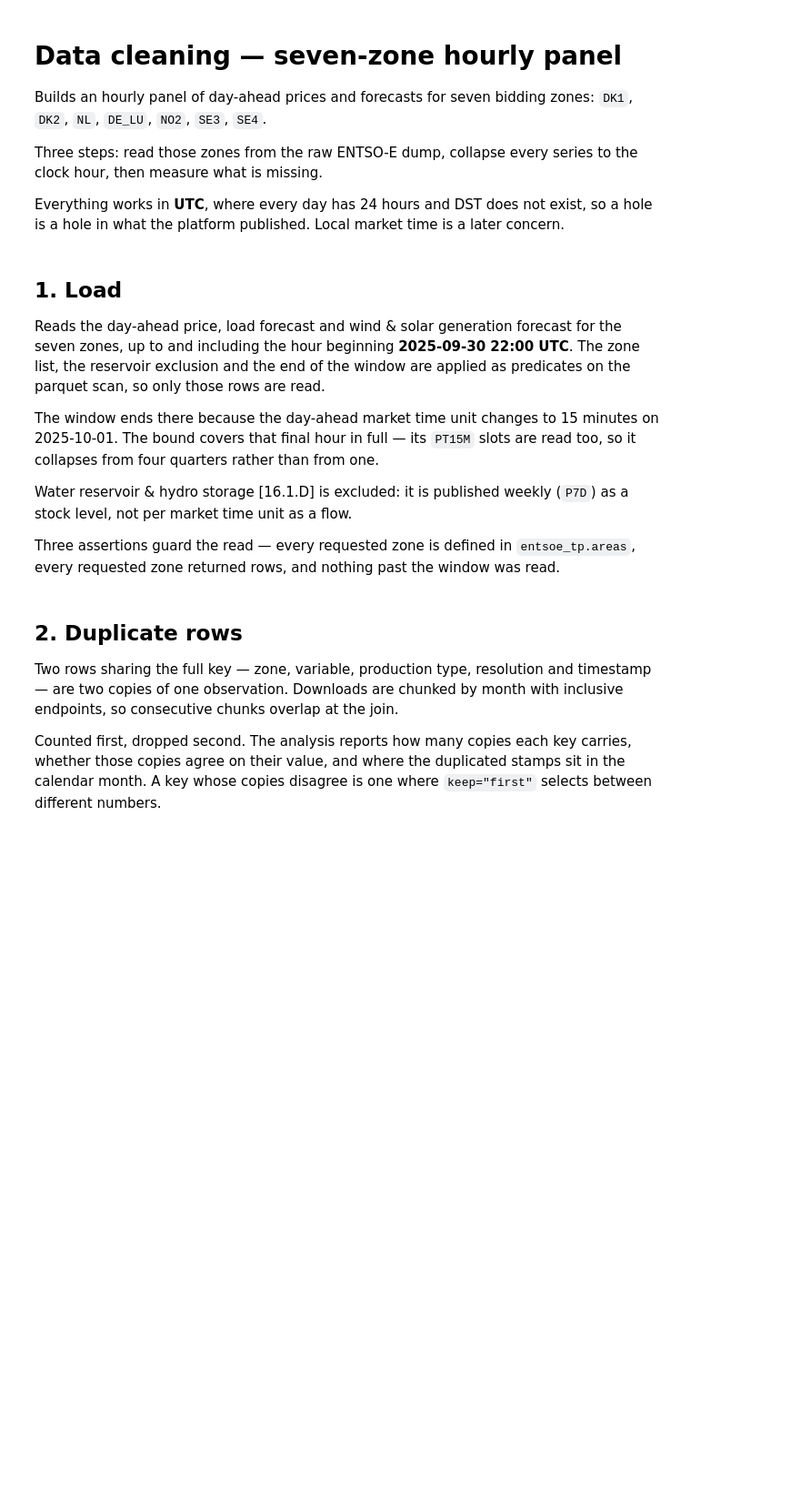
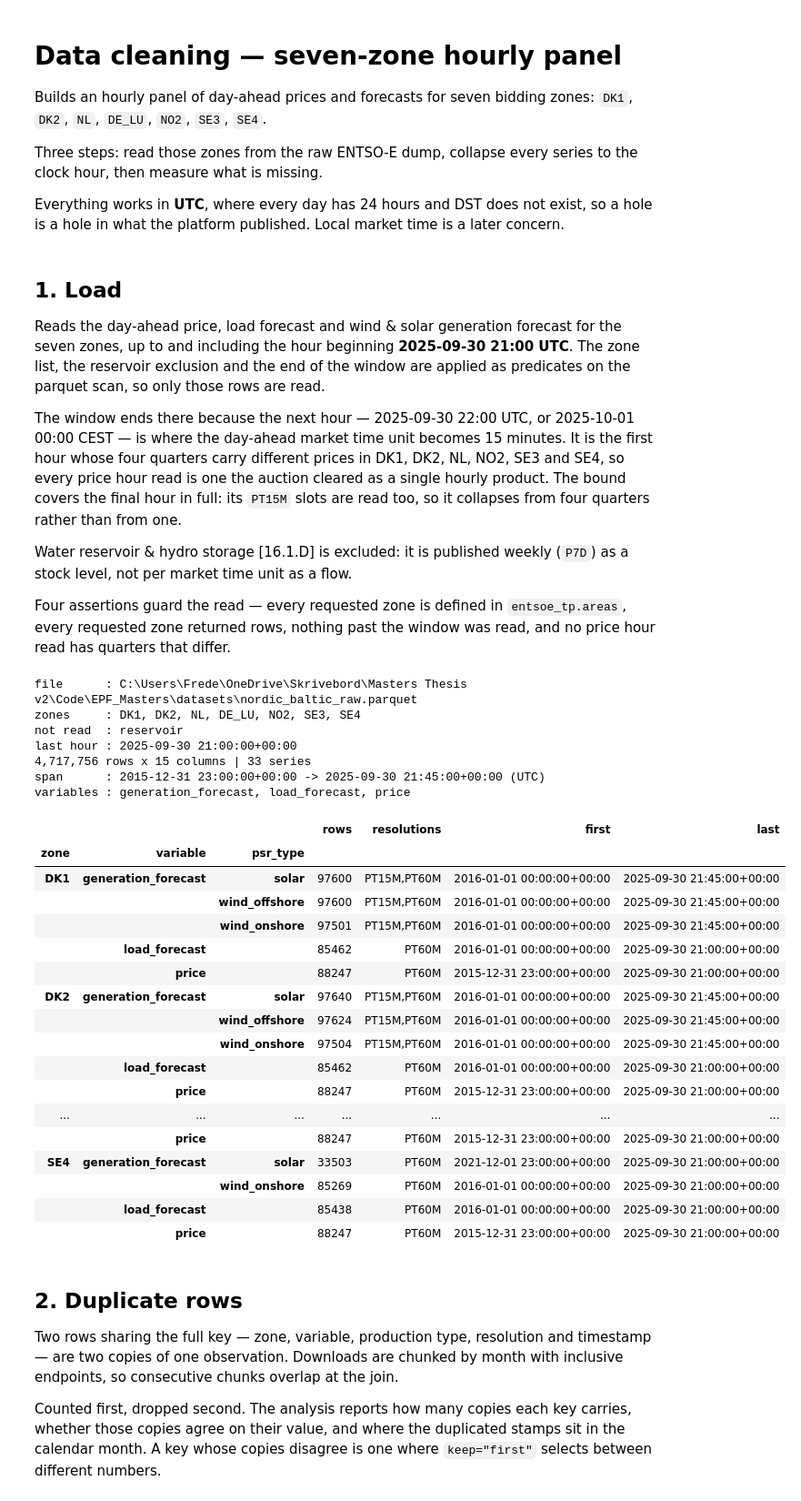
Before and after one commit to Freddy5445/EPF_Masters, a Jupyter notebook: data_cleaning_v2.ipynb, the cells around one changed output. Shown at 91% size. Saved outputs shown, nothing was run; the diff lists cells and outputs as text; code cells hidden in the pictures; blank space fills up the shorter version.

```diff
--- a/data_cleaning_v2.ipynb
+++ b/data_cleaning_v2.ipynb
@@ -14,20 +14,23 @@ concern.
 ## 1. Load
 
 Reads the day-ahead price, load forecast and wind & solar generation forecast for
-the seven zones, up to and including the hour beginning **2025-09-30 22:00 UTC**.
+the seven zones, up to and including the hour beginning **2025-09-30 21:00 UTC**.
 The zone list, the reservoir exclusion and the end of the window are applied as
 predicates on the parquet scan, so only those rows are read.
 
-The window ends there because the day-ahead market time unit changes to 15 minutes
-on 2025-10-01. The bound covers that final hour in full — its `PT15M` slots are
-read too, so it collapses from four quarters rather than from one.
+The window ends there because the next hour — 2025-09-30 22:00 UTC, or
+2025-10-01 00:00 CEST — is where the day-ahead market time unit becomes 15 minutes.
+It is the first hour whose four quarters carry different prices in DK1, DK2, NL,
+NO2, SE3 and SE4, so every price hour read is one the auction cleared as a single
+hourly product. The bound covers the final hour in full: its `PT15M` slots are read
+too, so it collapses from four quarters rather than from one.
 
 Water reservoir & hydro storage [16.1.D] is excluded: it is published weekly
 (`P7D`) as a stock level, not per market time unit as a flow.
 
-Three assertions guard the read — every requested zone is defined in
-`entsoe_tp.areas`, every requested zone returned rows, and nothing past the window
-was read.
+Four assertions guard the read — every requested zone is defined in
+`entsoe_tp.areas`, every requested zone returned rows, nothing past the window was
+read, and no price hour read has quarters that differ.
 # %%
 import sys
 import warnings
@@ -65,9 +68,12 @@ from entsoe_tp.areas import AREAS, lookup  # noqa: E402
 ZONES = ["DK1", "DK2", "NL", "DE_LU", "NO2", "SE3", "SE4"]
 EXCLUDE_VARIABLES = ["reservoir"]
 
-# Last hour read, labelled by its start and included in full. The day-ahead market
-# time unit changes to 15 minutes on 2025-10-01.
-END_UTC = pd.Timestamp("2025-09-30 22:00", tz="UTC")
+# Last hour read, labelled by its start and included in full. The next hour --
+# 2025-09-30 22:00 UTC, which is 2025-10-01 00:00 CEST -- is where the day-ahead
+# market time unit becomes 15 minutes, and it is the first hour whose four quarters
+# differ for the DK1, DK2, NL, NO2, SE3 and SE4 prices. Stopping before it keeps
+# every price hour one the auction cleared as a single hourly product.
+END_UTC = pd.Timestamp("2025-09-30 21:00", tz="UTC")
 
 unknown = sorted(set(ZONES) - set(AREAS))
 assert not unknown, f"not defined in entsoe_tp.areas: {unknown}"
@@ -111,33 +117,72 @@ def load_raw(path=RAW, zones=ZONES, exclude=EXCLUDE_VARIABLES,
         + np.where(df["psr_type"] != "", " [" + df["psr_type"] + "]", "")
     )
     # Zone order follows ZONES rather than the alphabet, so every table below reads
     # in the order the thesis lists them.
     df["zone"] = pd.Categorical(df["zone"], categories=list(zones), ordered=True)
     return df
 
 
 raw = load_raw()
 
 # A zone defined in areas.py but never captured by the dump would otherwise pass
 # silently as an empty slice.
 absent = [z for z in ZONES if not (raw.zone == z).any()]
 assert not absent, f"no rows in the dump for {absent} -- has raw_dump run for them?"
 assert not set(raw.variable) & set(EXCLUDE_VARIABLES), "an excluded variable was read"
 assert raw.timestamp_utc.max() < END_UTC + pd.Timedelta(hours=1), "a stamp past END_UTC"
 
+# END_UTC exists to keep quarter-varying prices out of the panel, so that is asserted
+# rather than trusted. DE-LU publishes a genuinely varying PT15M price alongside its
+# hourly one from 2018 on, but every one of those hours also carries a PT60M value,
+# which section 4 prefers -- so what must hold is narrower: no price hour that the
+# panel would have to take from PT15M may have differing quarters.
+_p = raw.loc[raw.variable == "price",
+             ["series", "resolution", "timestamp_utc", "value"]].copy()
+_p["hour"] = _p.timestamp_utc.dt.floor("h")
+_p = _p.groupby(["series", "hour"], observed=True).agg(
+    has_hourly=("resolution", lambda r: (r == "PT60M").any()),
+    distinct=("value", "nunique"))
+assert not ((~_p.has_hourly) & (_p.distinct > 1)).any(),     "a price hour with differing quarters and no hourly value was read"
+
 print(f"file      : {RAW.resolve()}")
 print(f"zones     : {', '.join(ZONES)}")
 print(f"not read  : {', '.join(EXCLUDE_VARIABLES) if EXCLUDE_VARIABLES else '(nothing)'}")
 print(f"last hour : {END_UTC}")
 print(f"{len(raw):,} rows x {raw.shape[1]} columns | {raw.series.nunique()} series")
 print(f"span      : {raw.timestamp_utc.min()} -> {raw.timestamp_utc.max()} (UTC)")
 print(f"variables : {', '.join(sorted(raw.variable.unique()))}")
 
 display(raw.groupby(["zone", "variable", "psr_type"], observed=True)
            .agg(rows=("value", "size"),
                 resolutions=("resolution", lambda s: ",".join(sorted(s.unique()))),
                 first=("timestamp_utc", "min"),
                 last=("timestamp_utc", "max")))
+# %% [output]
+file      : C:\Users\Frede\OneDrive\Skrivebord\Masters Thesis v2\Code\EPF_Masters\datasets\nordic_baltic_raw.parquet
+zones     : DK1, DK2, NL, DE_LU, NO2, SE3, SE4
+not read  : reservoir
+last hour : 2025-09-30 21:00:00+00:00
+4,717,756 rows x 15 columns | 33 series
+span      : 2015-12-31 23:00:00+00:00 -> 2025-09-30 21:45:00+00:00 (UTC)
+variables : generation_forecast, load_forecast, price
+|  |  |  | rows | resolutions | first | last |
+| zone | variable | psr_type |  |  |  |  |
+| DK1 | generation_forecast | solar | 97600 | PT15M,PT60M | 2016-01-01 00:00:00+00:00 | 2025-09-30 21:45:00+00:00 |
+|  |  | wind_offshore | 97600 | PT15M,PT60M | 2016-01-01 00:00:00+00:00 | 2025-09-30 21:45:00+00:00 |
+|  |  | wind_onshore | 97501 | PT15M,PT60M | 2016-01-01 00:00:00+00:00 | 2025-09-30 21:45:00+00:00 |
+|  | load_forecast |  | 85462 | PT60M | 2016-01-01 00:00:00+00:00 | 2025-09-30 21:00:00+00:00 |
+|  | price |  | 88247 | PT60M | 2015-12-31 23:00:00+00:00 | 2025-09-30 21:00:00+00:00 |
+| DK2 | generation_forecast | solar | 97640 | PT15M,PT60M | 2016-01-01 00:00:00+00:00 | 2025-09-30 21:45:00+00:00 |
+|  |  | wind_offshore | 97624 | PT15M,PT60M | 2016-01-01 00:00:00+00:00 | 2025-09-30 21:45:00+00:00 |
+|  |  | wind_onshore | 97504 | PT15M,PT60M | 2016-01-01 00:00:00+00:00 | 2025-09-30 21:45:00+00:00 |
+|  | load_forecast |  | 85462 | PT60M | 2016-01-01 00:00:00+00:00 | 2025-09-30 21:00:00+00:00 |
+|  | price |  | 88247 | PT60M | 2015-12-31 23:00:00+00:00 | 2025-09-30 21:00:00+00:00 |
+| ... | ... | ... | ... | ... | ... | ... |
+|  | price |  | 88247 | PT60M | 2015-12-31 23:00:00+00:00 | 2025-09-30 21:00:00+00:00 |
+| SE4 | generation_forecast | solar | 33503 | PT60M | 2021-12-01 23:00:00+00:00 | 2025-09-30 21:00:00+00:00 |
+|  |  | wind_onshore | 85269 | PT60M | 2016-01-01 00:00:00+00:00 | 2025-09-30 21:00:00+00:00 |
+|  | load_forecast |  | 85438 | PT60M | 2016-01-01 00:00:00+00:00 | 2025-09-30 21:00:00+00:00 |
+|  | price |  | 88247 | PT60M | 2015-12-31 23:00:00+00:00 | 2025-09-30 21:00:00+00:00 |
 # %% [markdown]
 ## 2. Duplicate rows
 
```
Also changed, not shown: parts of 13 cells of this notebook.
